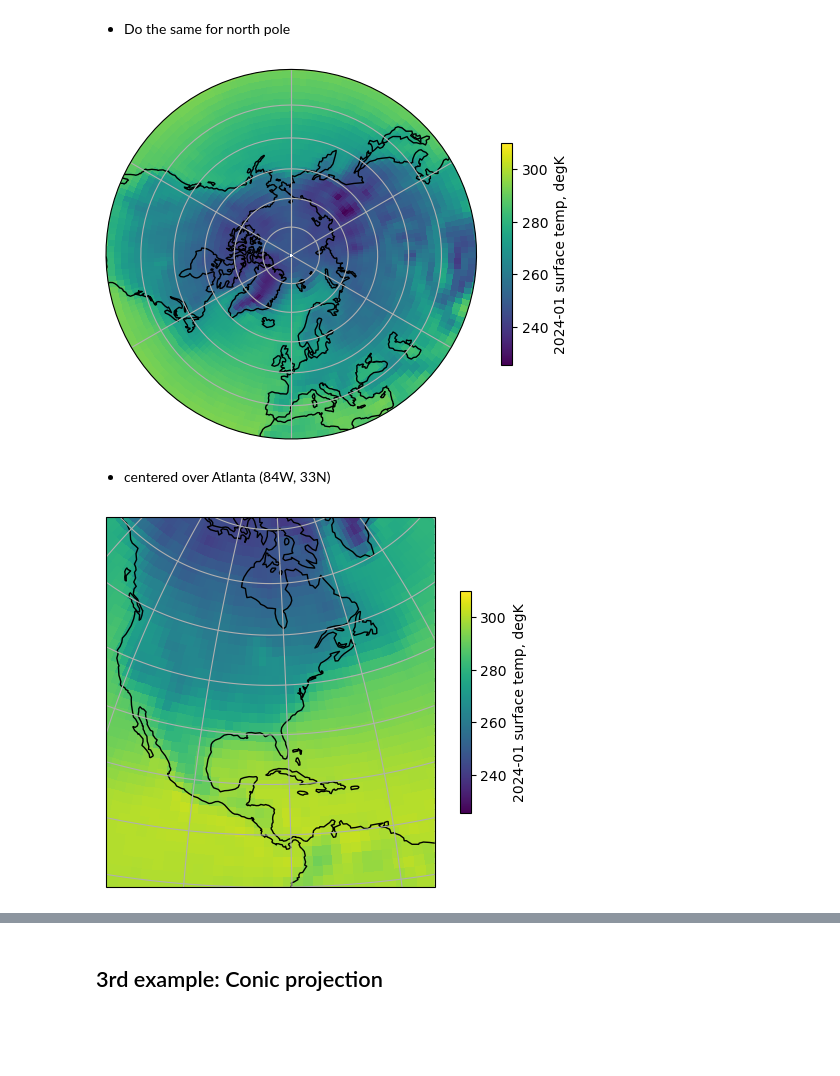
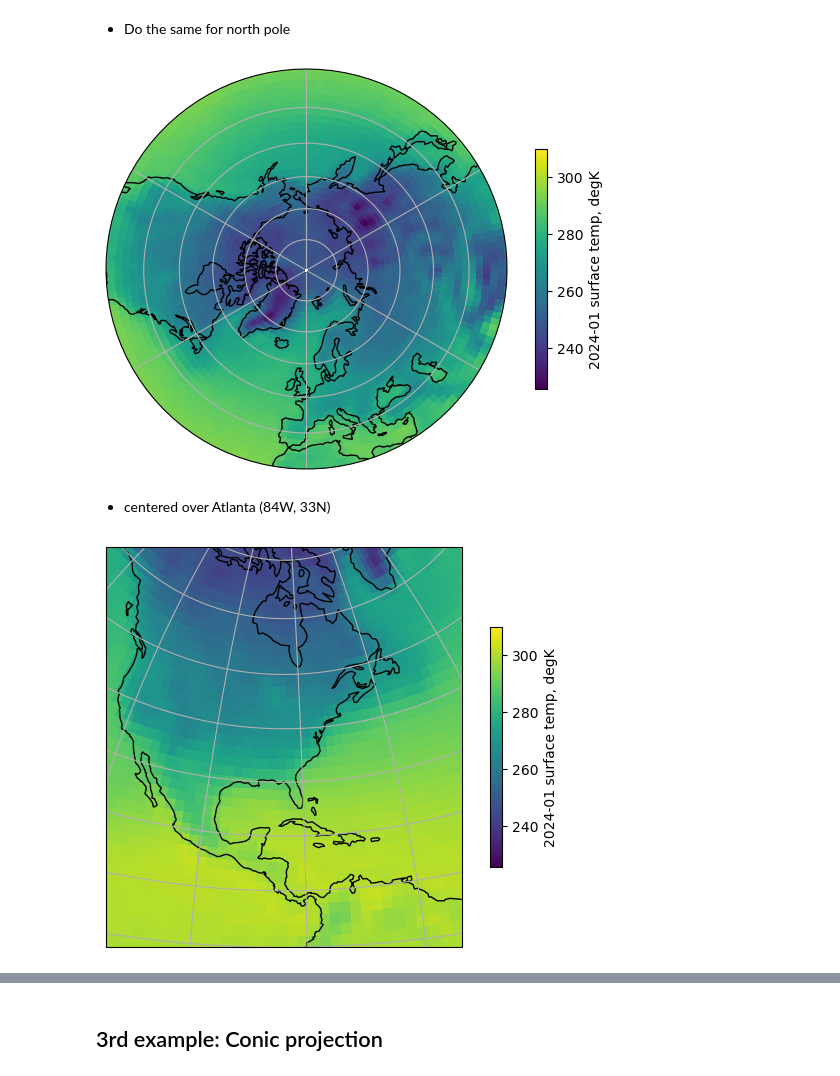
Before and after one commit to takaito1/EAS4821_S2024, a Jupyter notebook: scripts/map_creation.ipynb, the cells around one changed output, grey strips where cells are left out. Drawn from its saved outputs; the diff is of its cells as text; code cells hidden in the pictures; blank space fills up the shorter version.

```diff
--- a/scripts/map_creation.ipynb
+++ b/scripts/map_creation.ipynb
@@ -88,7 +93,8 @@ plt.show()
 # %% [markdown]
 - Do the same for north pole
 # %%
-ax = plt.axes(projection=ccrs.Stereographic(central_longitude=0,central_latitude=90))
+fig=plt.figure(figsize=(7,5))
+ax = fig.add_axes([.1,.1,.8,.8],projection=ccrs.Stereographic(central_longitude=0,central_latitude=90))
 # Limit the map to -30 degrees latitude and below.
 ax.set_extent([-180, 180, 90, 30], ccrs.PlateCarree())
 #
@@ -106,20 +112,21 @@ ax.set_boundary(circle, transform=ax.transAxes)
 plt.colorbar(im,ax=ax,location='right',label='2024-01 surface temp, degK',shrink=.6)
 plt.show()
 # %% [output]
-[figure, old version]
+[figure, new version]
 # %% [markdown]
 - centered over Atlanta (84W, 33N)
 # %%
-ax = plt.axes(projection=ccrs.Stereographic(central_longitude=-84,central_latitude=33))
+fig=plt.figure(figsize=(7,5))
+ax = fig.add_axes([.1,.1,.8,.8],projection=ccrs.Stereographic(central_longitude=-84,central_latitude=33))
 # Limit the map to -30 degrees latitude and below.
 ax.set_extent([-84-30, -84+30, 0, 70], ccrs.PlateCarree())
 #
 im=ax.pcolormesh(x,y,z,transform=ccrs.PlateCarree())
 ax.coastlines()
 ax.gridlines()
 #
 plt.colorbar(im,ax=ax,location='right',label='2024-01 surface temp, degK',shrink=.6)
 plt.show()
 # %% [output]
-[figure, old version]
+[figure, new version]
 # %%
```
Also changed, not shown: parts of 11 cells of this notebook.
